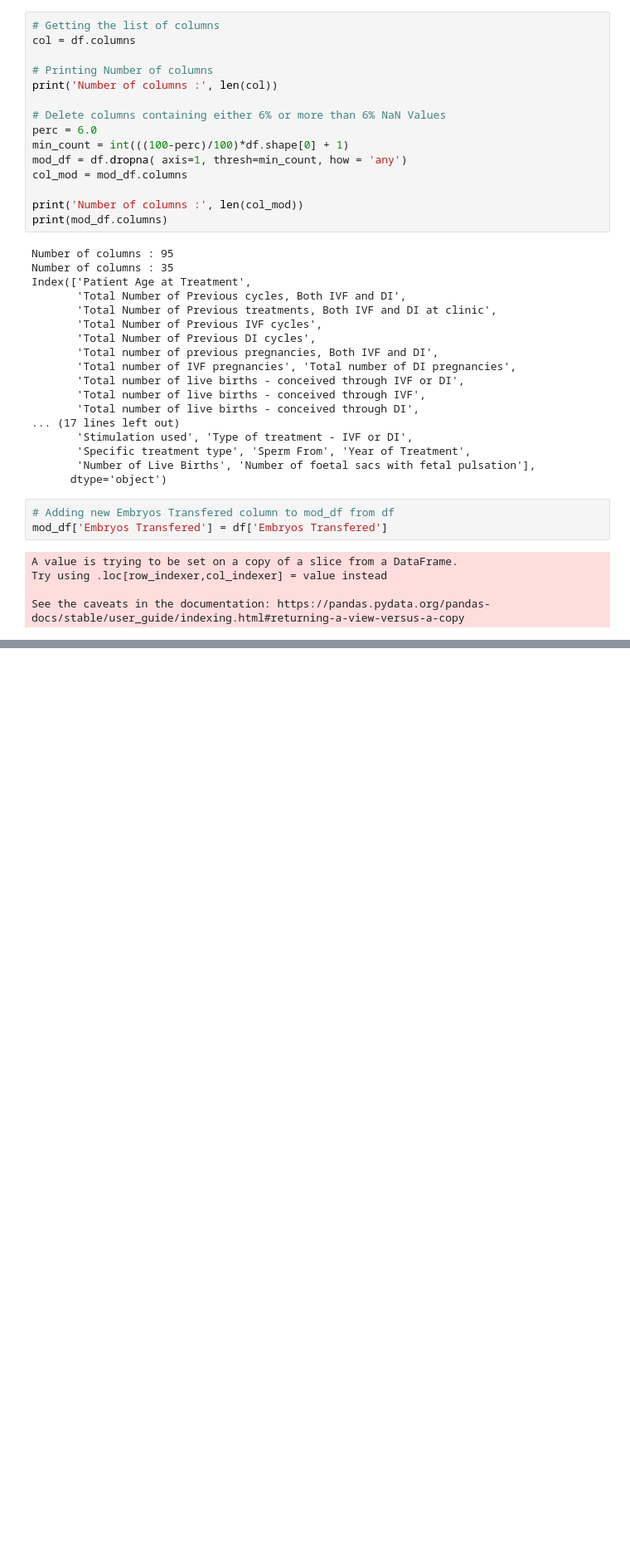
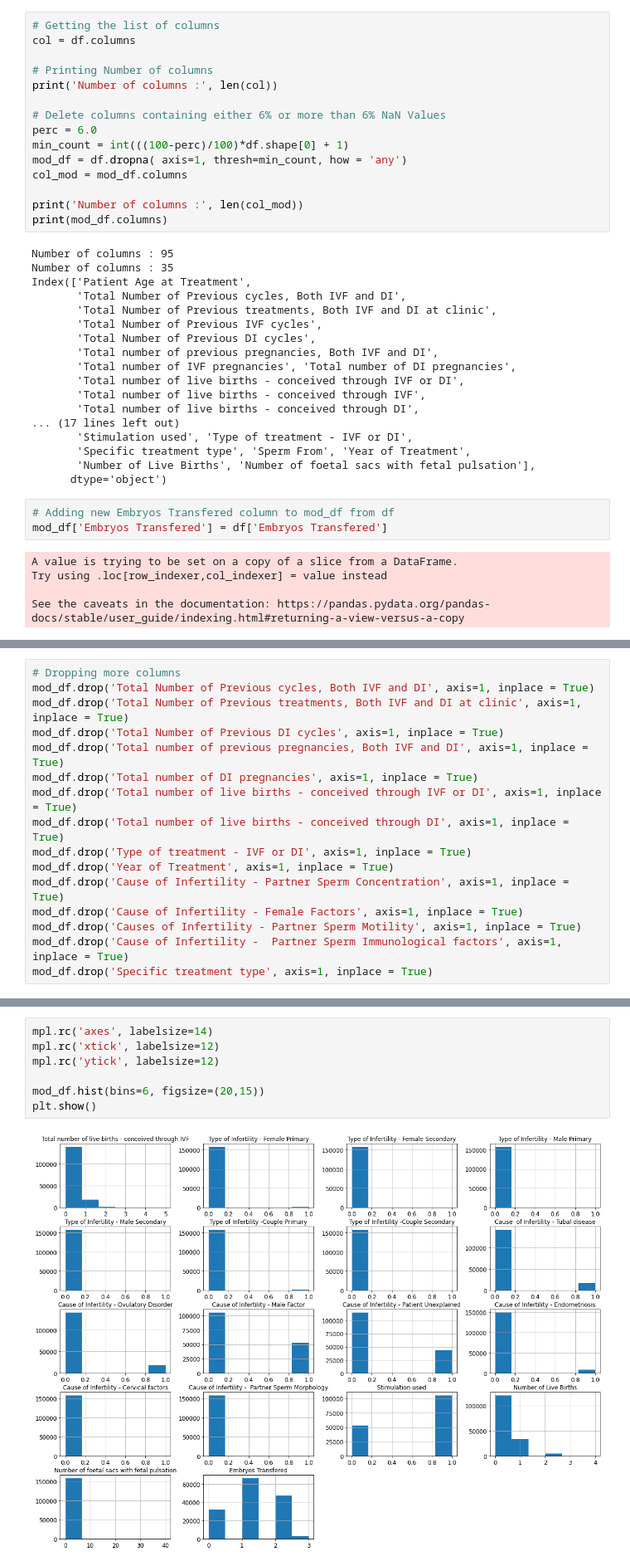
Before and after one commit to ecdison/Group9_MachineLearningHC, a Jupyter notebook: HCTech.ipynb, the cells around one changed output, grey strips where cells are left out. Shown at 83% size. Saved outputs shown, nothing was run; the diff lists cells and outputs as text; blank space fills up the shorter version.

```diff
--- a/HCTech.ipynb
+++ b/HCTech.ipynb
@@ -79,0 +105,16 @@ See the caveats in the documentation: https://pandas.pydata.org/pandas-docs/stab
+# %%
+# Dropping more columns
+mod_df.drop('Total Number of Previous cycles, Both IVF and DI', axis=1, inplace = True)
+mod_df.drop('Total Number of Previous treatments, Both IVF and DI at clinic', axis=1, inplace = True)
+mod_df.drop('Total Number of Previous DI cycles', axis=1, inplace = True)
+mod_df.drop('Total number of previous pregnancies, Both IVF and DI', axis=1, inplace = True)
+mod_df.drop('Total number of DI pregnancies', axis=1, inplace = True)
+mod_df.drop('Total number of live births - conceived through IVF or DI', axis=1, inplace = True)
+mod_df.drop('Total number of live births - conceived through DI', axis=1, inplace = True)
+mod_df.drop('Type of treatment - IVF or DI', axis=1, inplace = True)
+mod_df.drop('Year of Treatment', axis=1, inplace = True)
+mod_df.drop('Cause of Infertility - Partner Sperm Concentration', axis=1, inplace = True)
+mod_df.drop('Cause of Infertility - Female Factors', axis=1, inplace = True)
+mod_df.drop('Causes of Infertility - Partner Sperm Motility', axis=1, inplace = True)
+mod_df.drop('Cause of Infertility -  Partner Sperm Immunological factors', axis=1, inplace = True)
+mod_df.drop('Specific treatment type', axis=1, inplace = True)
@@ -211,0 +171,9 @@ df2.head(10)
+# %%
+mpl.rc('axes', labelsize=14)
+mpl.rc('xtick', labelsize=12)
+mpl.rc('ytick', labelsize=12)
+
+mod_df.hist(bins=6, figsize=(20,15))
+plt.show()
+# %% [output]
+[figure, added]
```
Also changed, not shown: parts of 13 cells of this notebook.
